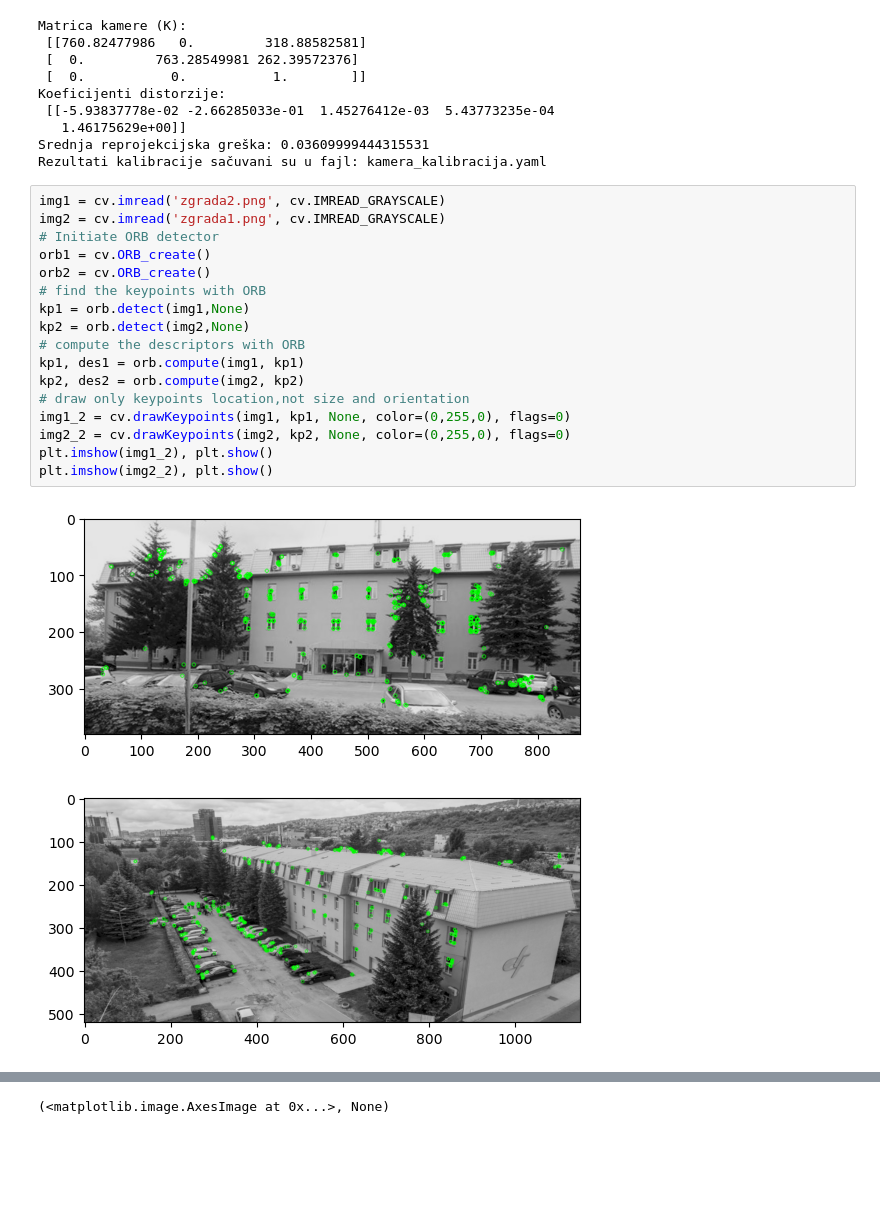
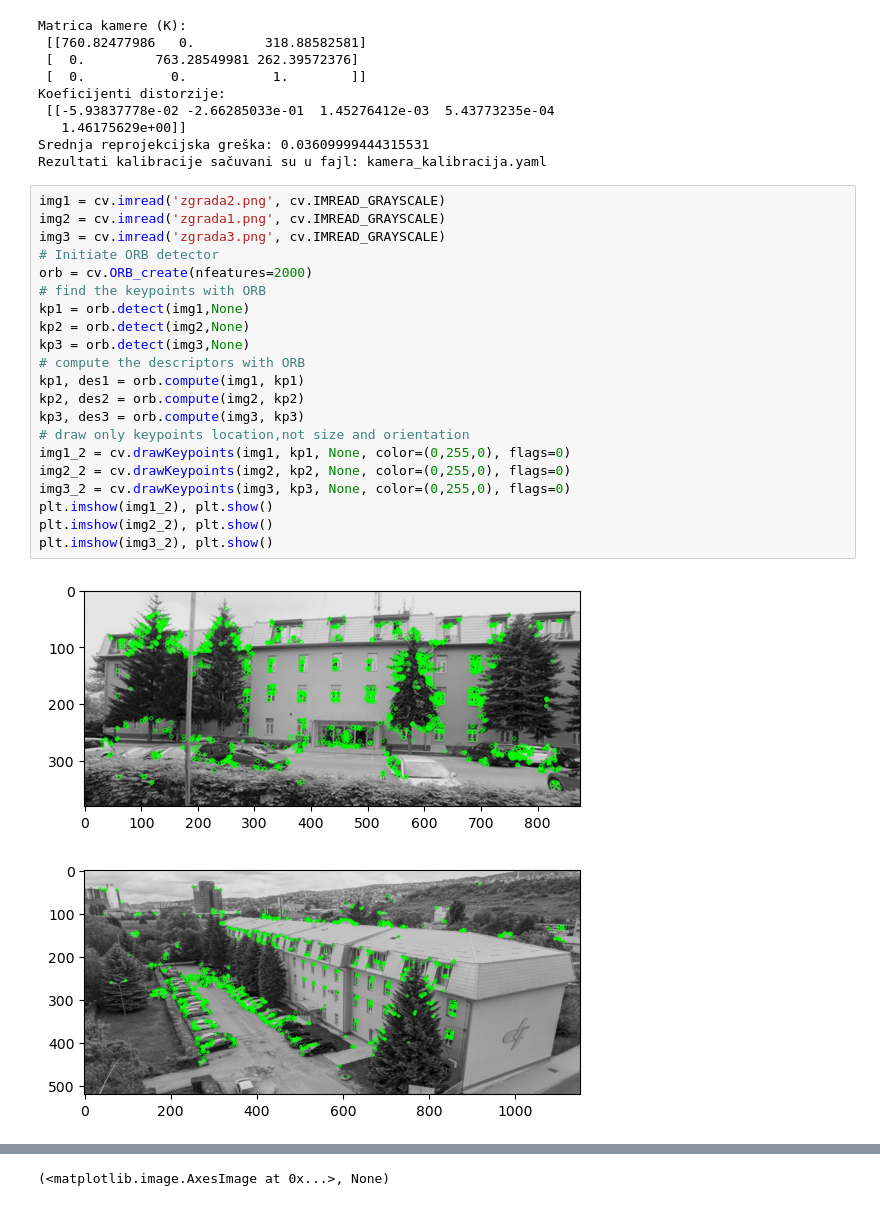
Before and after one commit to selmagolos/ORB-algorithm, a Jupyter notebook: kalibracija.ipynb, the cells around one changed output, grey strips where cells are left out. Saved outputs shown, nothing was run; the diff lists cells and outputs as text; blank space fills up the shorter version.

```diff
--- a/kalibracija.ipynb
+++ b/kalibracija.ipynb
@@ -86,20 +86,24 @@ Rezultati kalibracije sačuvani su u fajl: kamera_kalibracija.yaml
 # %%
 img1 = cv.imread('zgrada2.png', cv.IMREAD_GRAYSCALE)
 img2 = cv.imread('zgrada1.png', cv.IMREAD_GRAYSCALE)
+img3 = cv.imread('zgrada3.png', cv.IMREAD_GRAYSCALE)
 # Initiate ORB detector
-orb1 = cv.ORB_create()
-orb2 = cv.ORB_create()
+orb = cv.ORB_create(nfeatures=2000)
 # find the keypoints with ORB
 kp1 = orb.detect(img1,None)
 kp2 = orb.detect(img2,None)
+kp3 = orb.detect(img3,None)
 # compute the descriptors with ORB
 kp1, des1 = orb.compute(img1, kp1)
 kp2, des2 = orb.compute(img2, kp2)
+kp3, des3 = orb.compute(img3, kp3)
 # draw only keypoints location,not size and orientation
 img1_2 = cv.drawKeypoints(img1, kp1, None, color=(0,255,0), flags=0)
 img2_2 = cv.drawKeypoints(img2, kp2, None, color=(0,255,0), flags=0)
+img3_2 = cv.drawKeypoints(img3, kp3, None, color=(0,255,0), flags=0)
 plt.imshow(img1_2), plt.show()
 plt.imshow(img2_2), plt.show()
+plt.imshow(img3_2), plt.show()
 # %% [output]
-[figure, old version]
+[figure, new version]
-[figure, old version]
+[figure, new version]
```
Also changed, not shown: parts of 4 cells of this notebook.
